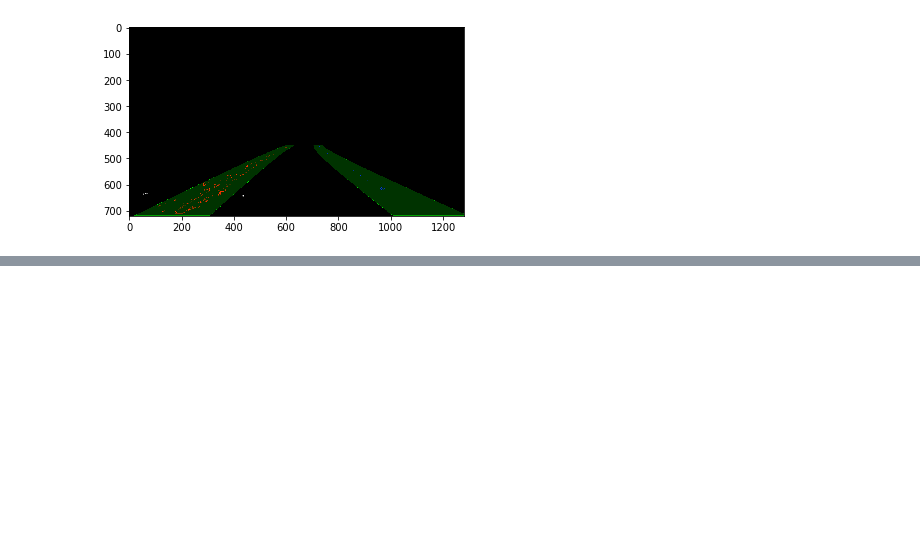
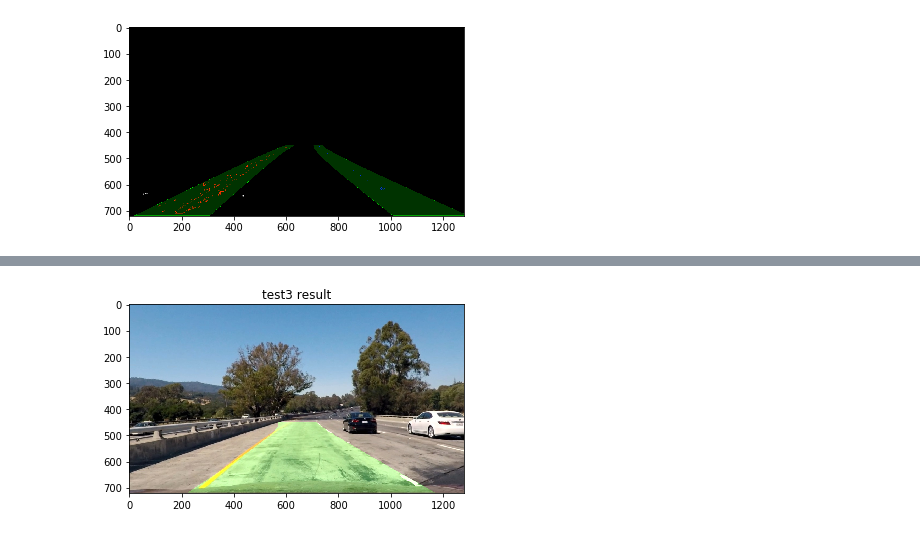
Before and after one commit to chenqin/CarND-Advanced-Lane-Lines, a Jupyter notebook: advanced_lane_lines.ipynb, the cells around one changed output, grey strips where cells are left out. Cells and saved outputs as stored; diff of their text form; code cells hidden in the pictures; blank space fills up the shorter version.

```diff
--- a/advanced_lane_lines.ipynb
+++ b/advanced_lane_lines.ipynb
@@ -397,0 +434,11 @@ plt.show()
+# %%
+img = cv2.imread("test_images/test1.jpg")
+undistort = cv2.undistort(cv2.cvtColor(img, cv2.COLOR_BGR2RGB), mtx, dist, None, mtx)
+binary_wrap = get_bird_eye_binary_wrap(undistort)
+left_fit, right_fit = get_left_right_fit(binary_wrap)
+result_recover = drawLine(undistort, binary_warped, left_fit, right_fit)
+plt.title('test3 result')
+plt.imshow(result_recover)
+plt.show()
+# %% [output]
+[figure, added]
```
Also changed, not shown: parts of 4 cells of this notebook.
